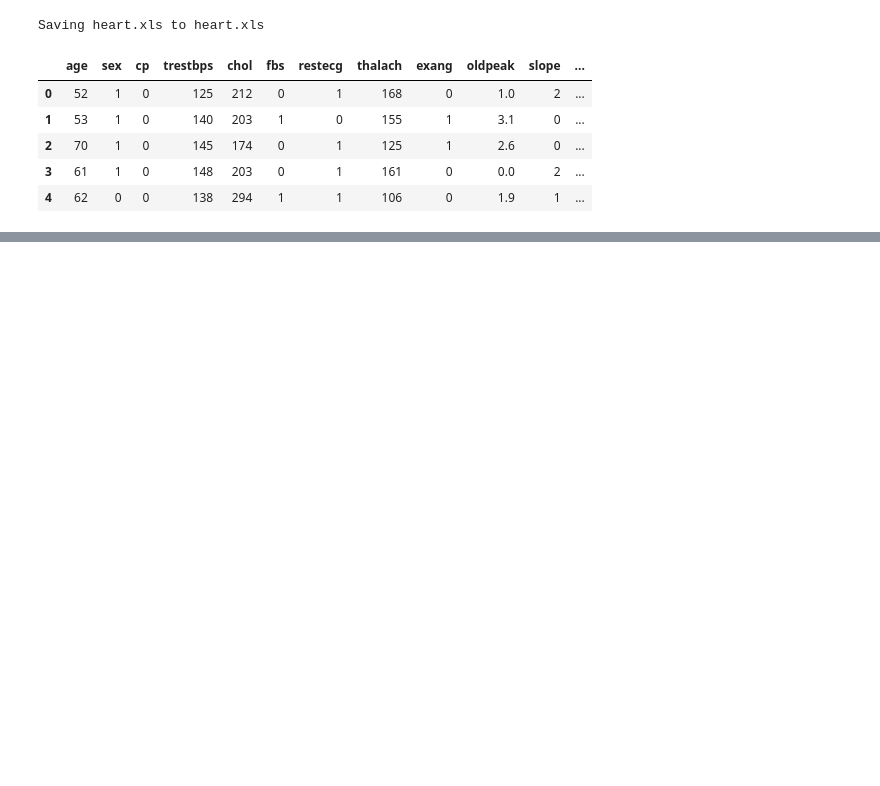
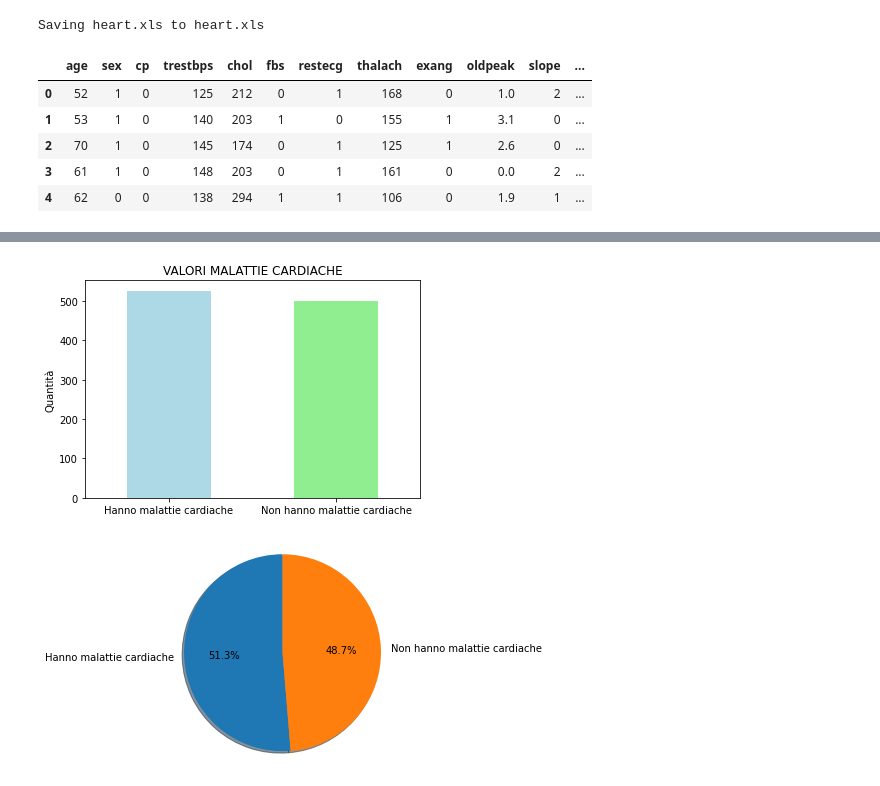
Before and after one commit to ProfeKing/NSPH_Project, a Jupyter notebook: NSPH_project.ipynb, the cells around one changed output, grey strips where cells are left out. Drawn from its saved outputs; the diff is of its cells as text; code cells hidden in the pictures; blank space fills up the shorter version.

```diff
--- a/NSPH_project.ipynb
+++ b/NSPH_project.ipynb
@@ -23,0 +57,18 @@ data.shape
+# %%
+#quante persone hanno malattie cardiache e quante persone non hanno malattie cardiache
+heart.target.value_counts()
+
+fig = heart.target.value_counts().plot(kind = 'bar', color=["lightblue", 'lightgreen'])
+fig.set_xticklabels(labels=['Hanno malattie cardiache', "Non hanno malattie cardiache"], rotation=0);
+plt.title("VALORI MALATTIE CARDIACHE")
+plt.ylabel("Quantità");
+
+labels = "Hanno malattie cardiache", "Non hanno malattie cardiache"
+explode = (0, 0)
+fig1, ax1 = plt.subplots()
+ax1.pie(heart.target.value_counts(), explode=explode, labels=labels, autopct='%1.1f%%', shadow=True, startangle=90)
+ax1.axis('equal')
+plt.show()
+# %% [output]
+[figure, added]
+[figure, added]
```
Also changed, not shown: parts of 8 cells of this notebook.
